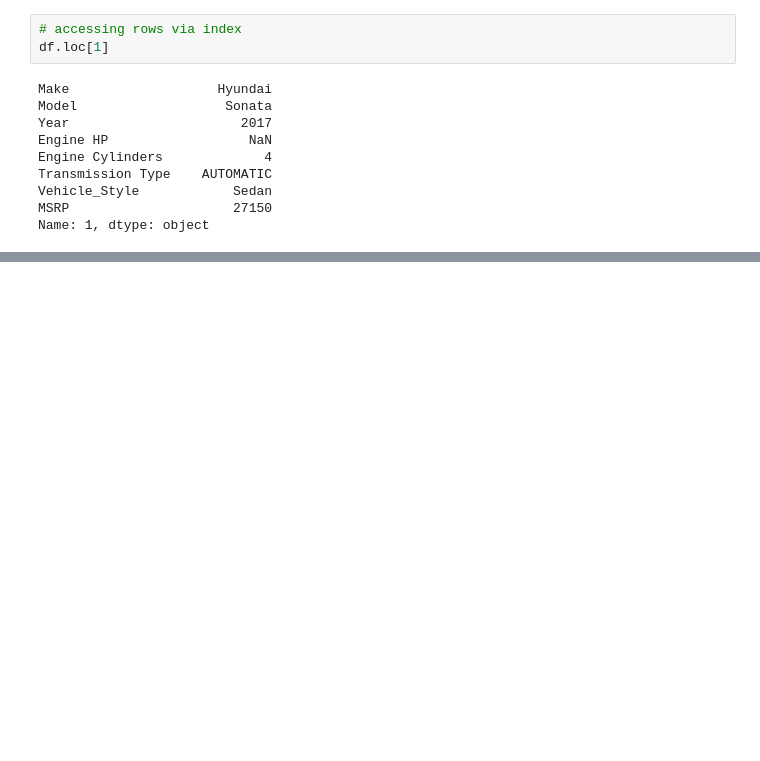
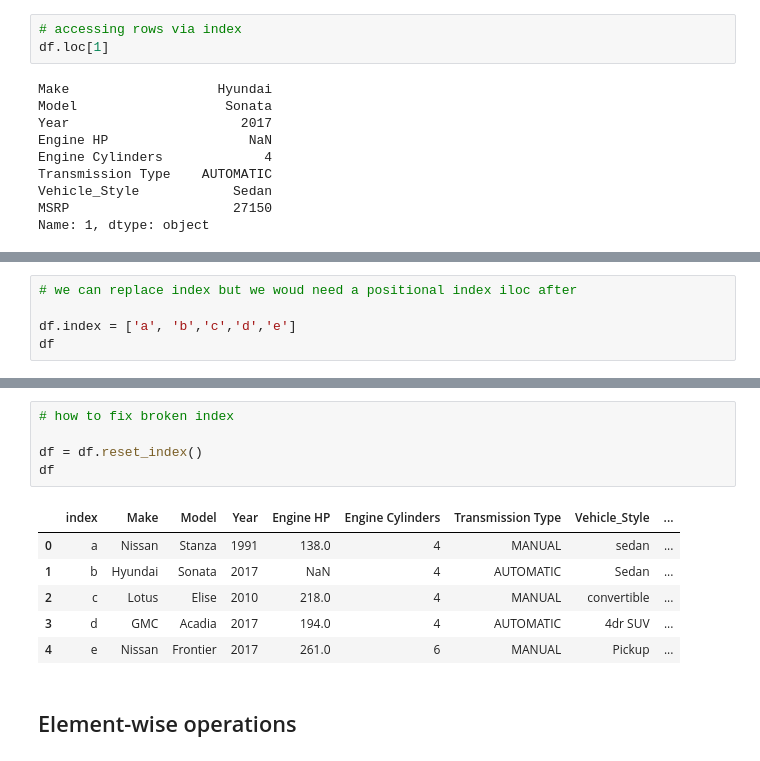
Before and after one commit to denis911/ML-zoomcamp-notebooks-modules-1-4, a Jupyter notebook: numpy refresher.ipynb, the cells around one changed output, grey strips where cells are left out. Cells and saved outputs as stored; diff of their text form; blank space fills up the shorter version.

Commit message:
dataframes finished

```diff
--- a/numpy refresher.ipynb
+++ b/numpy refresher.ipynb
@@ -428,0 +435,5 @@ Name: 1, dtype: object
+# %%
+# we can replace index but we woud need a positional index iloc after
+
+df.index = ['a', 'b','c','d','e']
+df
@@ -428,0 +465,14 @@ Name: 1, dtype: object
+# %%
+# how to fix broken index
+
+df = df.reset_index()
+df
+# %% [output]
+|  | index | Make | Model | Year | Engine HP | Engine Cylinders | Transmission Type | Vehicle_Style | ... |
+| 0 | a | Nissan | Stanza | 1991 | 138.0 | 4 | MANUAL | sedan | ... |
+| 1 | b | Hyundai | Sonata | 2017 | NaN | 4 | AUTOMATIC | Sedan | ... |
+| 2 | c | Lotus | Elise | 2010 | 218.0 | 4 | MANUAL | convertible | ... |
+| 3 | d | GMC | Acadia | 2017 | 194.0 | 4 | AUTOMATIC | 4dr SUV | ... |
+| 4 | e | Nissan | Frontier | 2017 | 261.0 | 6 | MANUAL | Pickup | ... |
+# %% [markdown]
+## Element-wise operations
```
Also changed, not shown: parts of 37 cells of this notebook.
